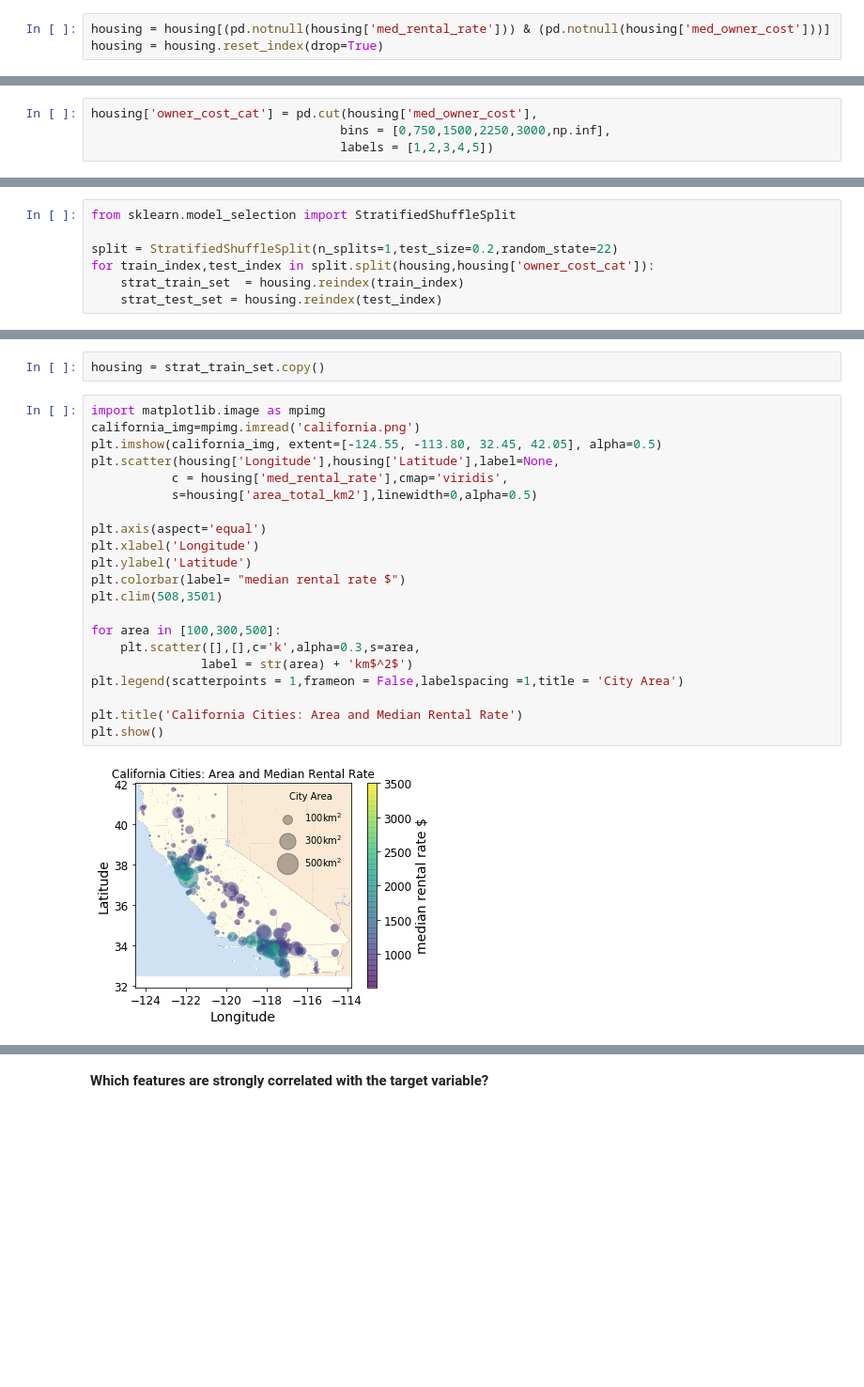
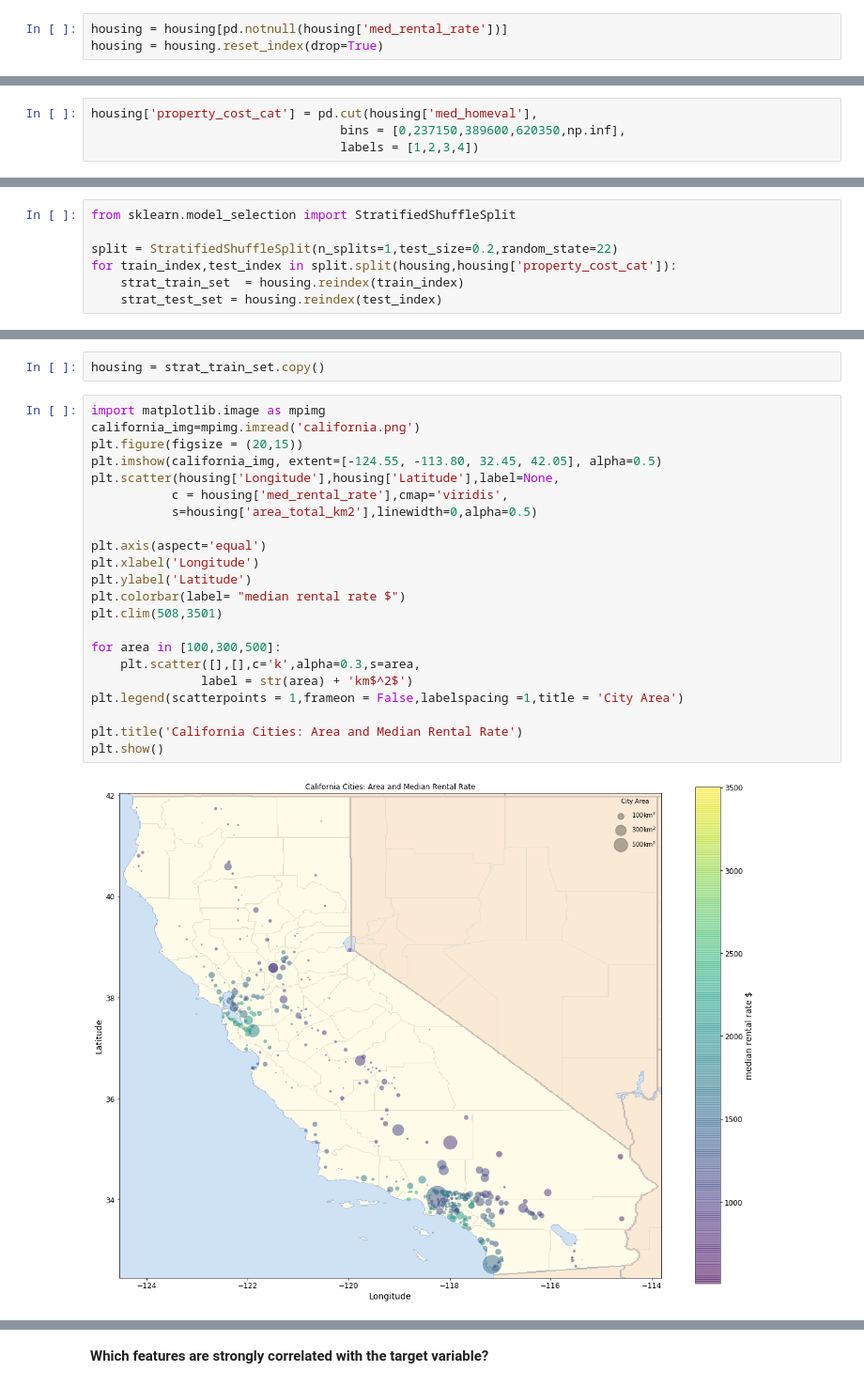
Before and after one commit to clazaro97chosen/California_Rental_Property_Project, a Jupyter notebook: California_Housing.ipynb, the cells around one changed output, grey strips where cells are left out. Shown at 94% size. Saved outputs shown, nothing was run; the diff lists cells and outputs as text; blank space fills up the shorter version.

Commit message:
graphs added

```diff
--- a/California_Housing.ipynb
+++ b/California_Housing.ipynb
@@ -261,3 +277,3 @@ Further treatment of missing values will be dealt with shortly.
 # %%
-housing = housing[(pd.notnull(housing['med_rental_rate'])) & (pd.notnull(housing['med_owner_cost']))]
+housing = housing[pd.notnull(housing['med_rental_rate'])]
 housing = housing.reset_index(drop=True)
@@ -266,4 +282,4 @@ Creation of owner cost category
 # %%
-housing['owner_cost_cat'] = pd.cut(housing['med_owner_cost'],
-                                  bins = [0,750,1500,2250,3000,np.inf],
-                                  labels = [1,2,3,4,5])
+housing['property_cost_cat'] = pd.cut(housing['med_homeval'],
+                                  bins = [0,237150,389600,620350,np.inf],
+                                  labels = [1,2,3,4])
@@ -278,7 +296,7 @@ Stratified sampling based on owner cost category
 from sklearn.model_selection import StratifiedShuffleSplit
 
 split = StratifiedShuffleSplit(n_splits=1,test_size=0.2,random_state=22)
-for train_index,test_index in split.split(housing,housing['owner_cost_cat']):
+for train_index,test_index in split.split(housing,housing['property_cost_cat']):
     strat_train_set  = housing.reindex(train_index)
     strat_test_set = housing.reindex(test_index)
 # %%
@@ -309,23 +327,24 @@ housing = strat_train_set.copy()
 # %%
 import matplotlib.image as mpimg
 california_img=mpimg.imread('california.png')
+plt.figure(figsize = (20,15))
 plt.imshow(california_img, extent=[-124.55, -113.80, 32.45, 42.05], alpha=0.5)
 plt.scatter(housing['Longitude'],housing['Latitude'],label=None,
            c = housing['med_rental_rate'],cmap='viridis',
            s=housing['area_total_km2'],linewidth=0,alpha=0.5)
 
 plt.axis(aspect='equal')
 plt.xlabel('Longitude')
 plt.ylabel('Latitude')
 plt.colorbar(label= "median rental rate $")
 plt.clim(508,3501)
 
 for area in [100,300,500]:
     plt.scatter([],[],c='k',alpha=0.3,s=area,
                label = str(area) + 'km$^2$')
 plt.legend(scatterpoints = 1,frameon = False,labelspacing =1,title = 'City Area')
 
 plt.title('California Cities: Area and Median Rental Rate')
 plt.show()
 # %% [output]
-[figure, old version]
+[figure, new version]
```
Also changed, not shown: parts of 31 cells of this notebook.
